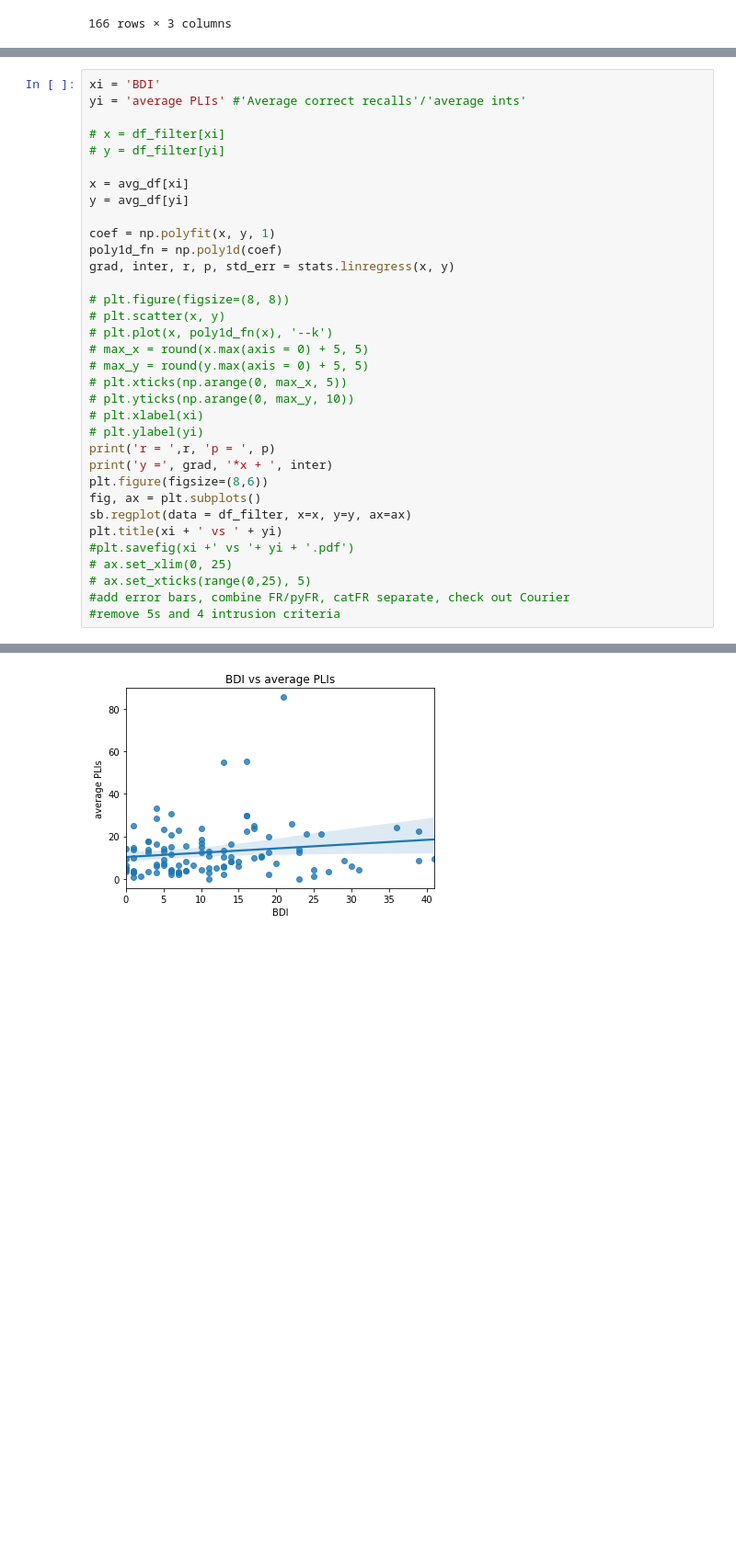
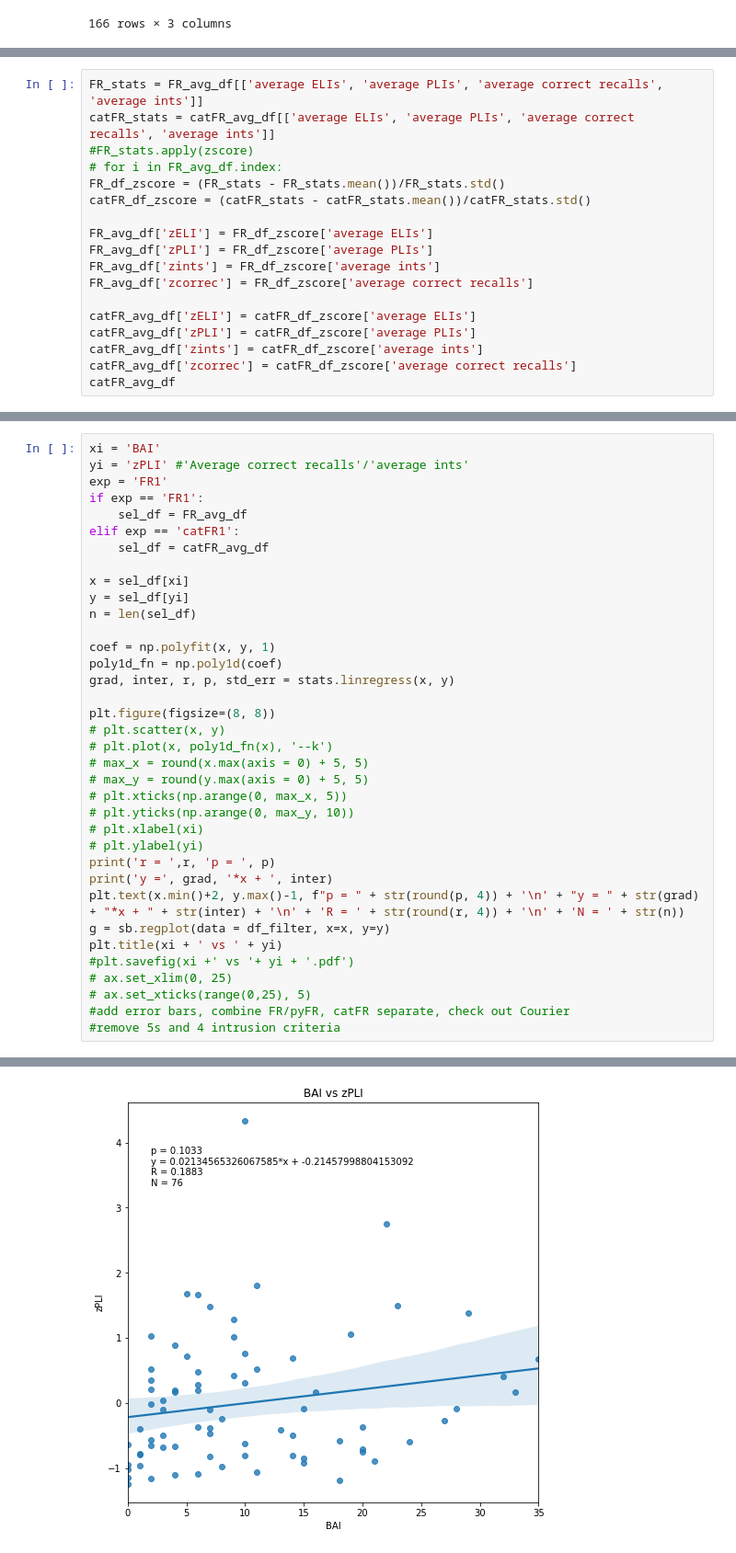
Before and after one commit to NoaHerz/Mental_health, a Jupyter notebook: MH_intrusion.ipynb, the cells around one changed output, grey strips where cells are left out. Shown: that part at 92% size. Drawn from its saved outputs; the diff is of its cells as text; blank space fills up the shorter version.

```diff
--- a/MH_intrusion.ipynb
+++ b/MH_intrusion.ipynb
@@ -200,0 +258,18 @@ avg_df[10:50]
+# %%
+FR_stats = FR_avg_df[['average ELIs', 'average PLIs', 'average correct recalls', 'average ints']]
+catFR_stats = catFR_avg_df[['average ELIs', 'average PLIs', 'average correct recalls', 'average ints']]
+#FR_stats.apply(zscore)
+# for i in FR_avg_df.index:
+FR_df_zscore = (FR_stats - FR_stats.mean())/FR_stats.std()
+catFR_df_zscore = (catFR_stats - catFR_stats.mean())/catFR_stats.std()
+
+FR_avg_df['zELI'] = FR_df_zscore['average ELIs']
+FR_avg_df['zPLI'] = FR_df_zscore['average PLIs']
+FR_avg_df['zints'] = FR_df_zscore['average ints']
+FR_avg_df['zcorrec'] = FR_df_zscore['average correct recalls']
+
+catFR_avg_df['zELI'] = catFR_df_zscore['average ELIs']
+catFR_avg_df['zPLI'] = catFR_df_zscore['average PLIs']
+catFR_avg_df['zints'] = catFR_df_zscore['average ints']
+catFR_avg_df['zcorrec'] = catFR_df_zscore['average correct recalls']
+catFR_avg_df
@@ -201,18 +290,21 @@ avg_df[10:50]
 # %%
-xi = 'BDI'
-yi = 'average PLIs' #'Average correct recalls'/'average ints'
+xi = 'BAI'
+yi = 'zPLI' #'Average correct recalls'/'average ints'
+exp = 'FR1'
+if exp == 'FR1':
+    sel_df = FR_avg_df
+elif exp == 'catFR1':
+    sel_df = catFR_avg_df
 
-# x = df_filter[xi]
-# y = df_filter[yi]
-
-x = avg_df[xi]
-y = avg_df[yi]
+x = sel_df[xi]
+y = sel_df[yi]
+n = len(sel_df)
 
 coef = np.polyfit(x, y, 1)
 poly1d_fn = np.poly1d(coef)
 grad, inter, r, p, std_err = stats.linregress(x, y)
 
-# plt.figure(figsize=(8, 8))
+plt.figure(figsize=(8, 8))
 # plt.scatter(x, y)
 # plt.plot(x, poly1d_fn(x), '--k')
 # max_x = round(x.max(axis = 0) + 5, 5)
@@ -223,9 +315,8 @@ grad, inter, r, p, std_err = stats.linregress(x, y)
 # plt.ylabel(yi)
 print('r = ',r, 'p = ', p)
 print('y =', grad, '*x + ', inter)
-plt.figure(figsize=(8,6))
-fig, ax = plt.subplots()
-sb.regplot(data = df_filter, x=x, y=y, ax=ax)
+plt.text(x.min()+2, y.max()-1, f"p = " + str(round(p, 4)) + '\n' + "y = " + str(grad) + "*x + " + str(inter) + '\n' + 'R = ' + str(round(r, 4)) + '\n' + 'N = ' + str(n))
+g = sb.regplot(data = df_filter, x=x, y=y)
 plt.title(xi + ' vs ' + yi)
 #plt.savefig(xi +' vs '+ yi + '.pdf')
 # ax.set_xlim(0, 25)
@@ -239 +330 @@ y = 0.20173568887211846 *x +  10.30415826463755
-[figure, old version]
+[figure, new version]
```
Also changed, not shown: parts of 7 cells of this notebook.
